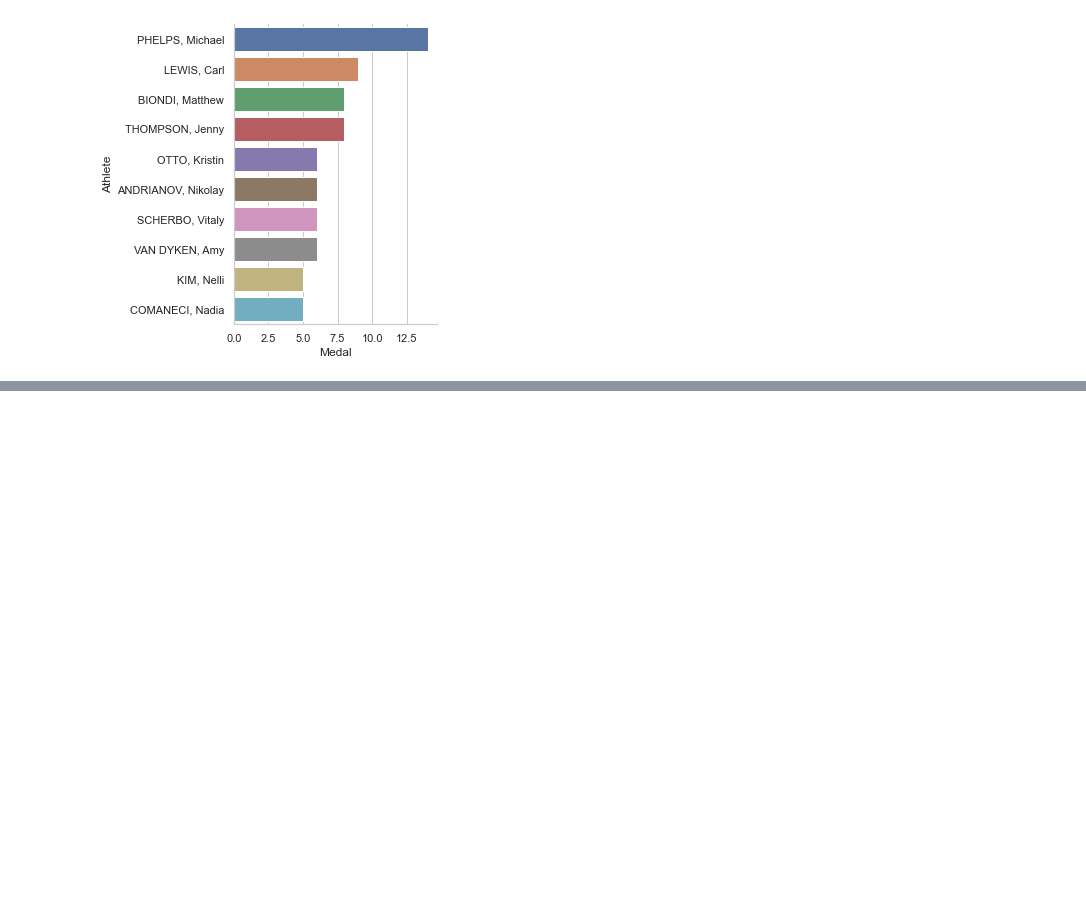
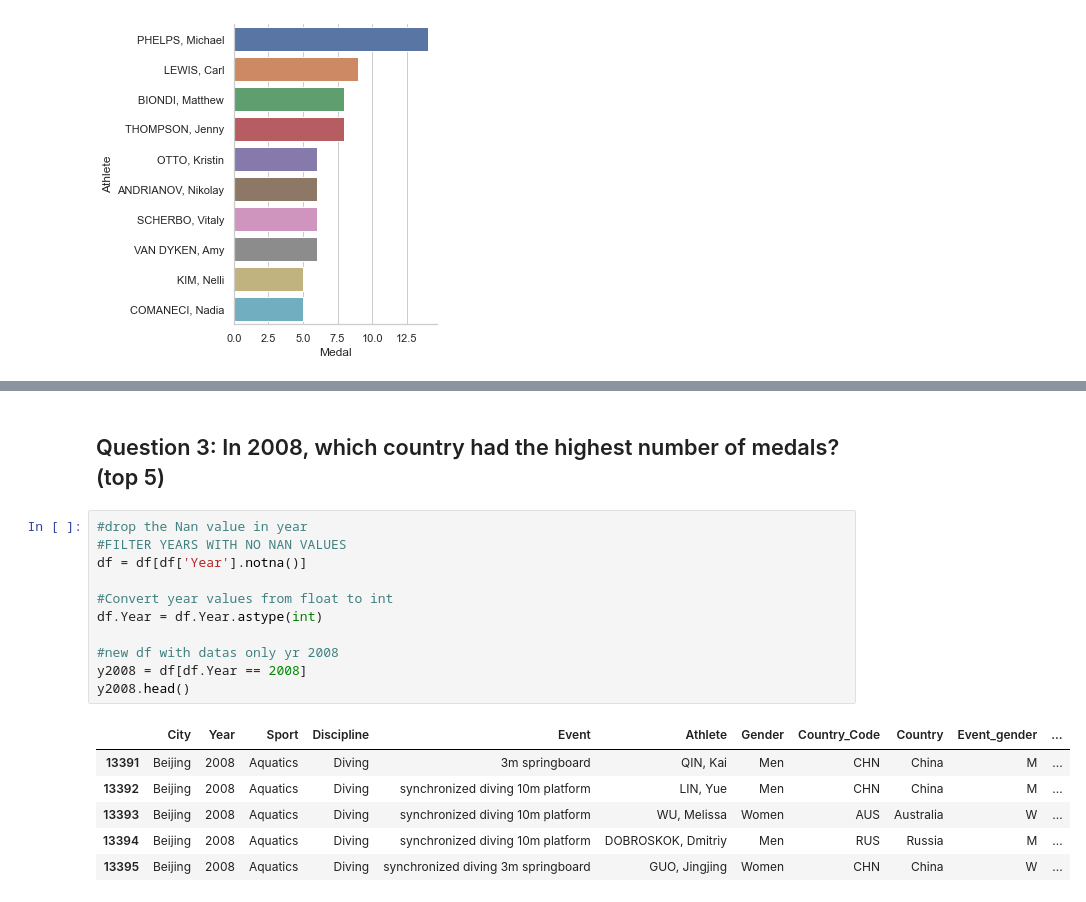
Before and after one commit to liyaSileshi/Summer-Olympics, a Jupyter notebook: notebooks/olympics.ipynb, the cells around one changed output, grey strips where cells are left out. Saved outputs shown, nothing was run; the diff lists cells and outputs as text; blank space fills up the shorter version.

Commit message:
question 3

```diff
--- a/notebooks/olympics.ipynb
+++ b/notebooks/olympics.ipynb
@@ -152,0 +164,20 @@ sns.factorplot(x = 'Medal', y = 'Country', data = gold_df, kind = 'bar')
+# %% [markdown]
+## Question 3: In 2008, which country had the highest number of medals? (top 5)
+# %%
+#drop the Nan value in year
+#FILTER YEARS WITH NO NAN VALUES
+df = df[df['Year'].notna()]
+
+#Convert year values from float to int
+df.Year = df.Year.astype(int)
+
+#new df with datas only yr 2008
+y2008 = df[df.Year == 2008]
+y2008.head()
+# %% [output]
+|  | City | Year | Sport | Discipline | Event | Athlete | Gender | Country_Code | Country | Event_gender | ... |
+| 13391 | Beijing | 2008 | Aquatics | Diving | 3m springboard | QIN, Kai | Men | CHN | China | M | ... |
+| 13392 | Beijing | 2008 | Aquatics | Diving | synchronized diving 10m platform | LIN, Yue | Men | CHN | China | M | ... |
+| 13393 | Beijing | 2008 | Aquatics | Diving | synchronized diving 10m platform | WU, Melissa | Women | AUS | Australia | W | ... |
+| 13394 | Beijing | 2008 | Aquatics | Diving | synchronized diving 10m platform | DOBROSKOK, Dmitriy | Men | RUS | Russia | M | ... |
+| 13395 | Beijing | 2008 | Aquatics | Diving | synchronized diving 3m springboard | GUO, Jingjing | Women | CHN | China | W | ... |
```
Also changed, not shown: parts of 9 cells of this notebook.
